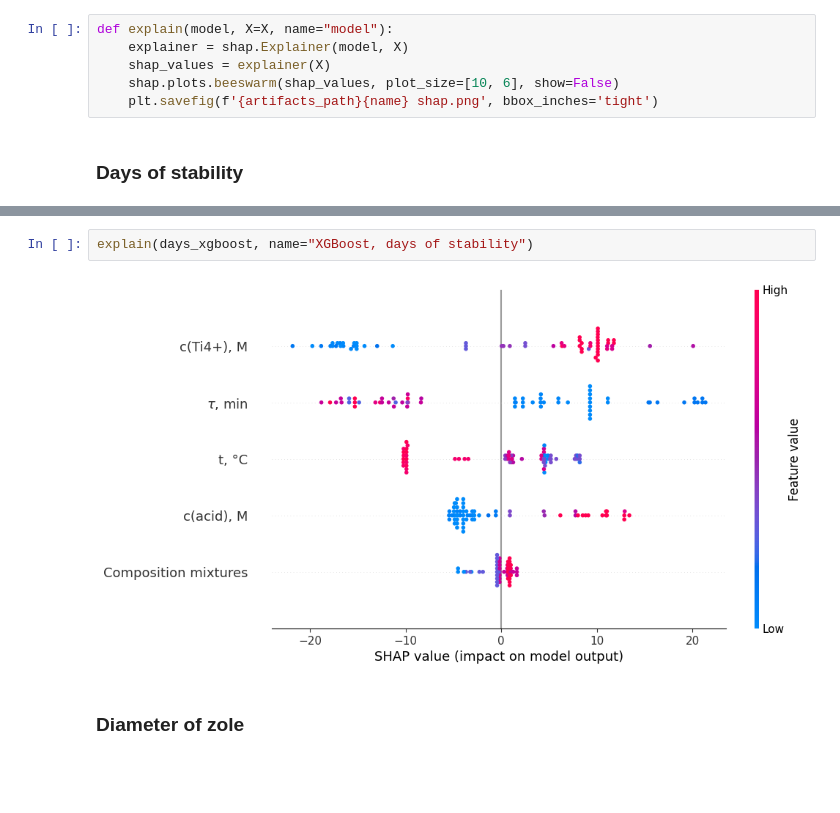
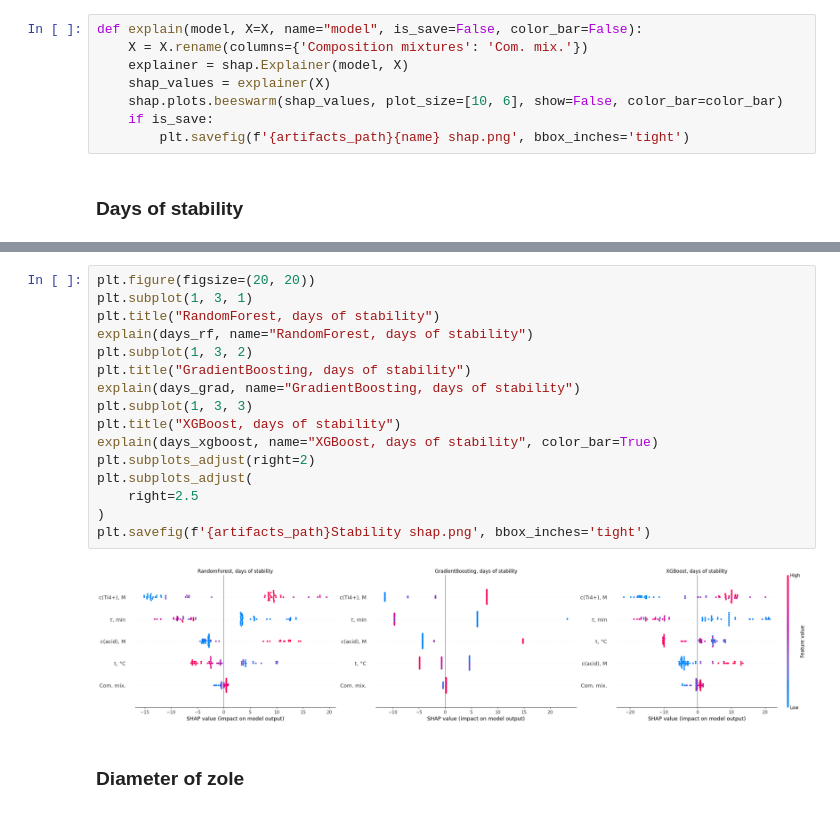
Before and after one commit to Kumokage/ChemML, a Jupyter notebook: notebooks/titane_sole/titane_sole-third.ipynb, the cells around one changed output, grey strips where cells are left out. Drawn from its saved outputs; the diff is of its cells as text; blank space fills up the shorter version.

```diff
--- a/notebooks/titane_sole/titane_sole-third.ipynb
+++ b/notebooks/titane_sole/titane_sole-third.ipynb
@@ -396,10 +404,12 @@ Feature ranking:
 # %% [markdown]
 ## Shap
 # %%
-def explain(model, X=X, name="model"):
+def explain(model, X=X, name="model", is_save=False, color_bar=False):
+    X = X.rename(columns={'Composition mixtures': 'Com. mix.'})
     explainer = shap.Explainer(model, X)
     shap_values = explainer(X)
-    shap.plots.beeswarm(shap_values, plot_size=[10, 6], show=False)
-    plt.savefig(f'{artifacts_path}{name} shap.png', bbox_inches='tight')
+    shap.plots.beeswarm(shap_values, plot_size=[10, 6], show=False, color_bar=color_bar)
+    if is_save:
+        plt.savefig(f'{artifacts_path}{name} shap.png', bbox_inches='tight')
 # %% [markdown]
 ### Days of stability
@@ -414,6 +416,20 @@ explain(days_grad, name="GradientBoosting, days of stability")
-# %%
-explain(days_xgboost, name="XGBoost, days of stability")
-# %% [output]
-[figure, removed]
+# %%
+plt.figure(figsize=(20, 20))
+plt.subplot(1, 3, 1)
+plt.title("RandomForest, days of stability")
+explain(days_rf, name="RandomForest, days of stability")
+plt.subplot(1, 3, 2)
+plt.title("GradientBoosting, days of stability")
+explain(days_grad, name="GradientBoosting, days of stability")
+plt.subplot(1, 3, 3)
+plt.title("XGBoost, days of stability")
+explain(days_xgboost, name="XGBoost, days of stability", color_bar=True)
+plt.subplots_adjust(right=2)
+plt.subplots_adjust(
+    right=2.5
+)
+plt.savefig(f'{artifacts_path}Stability shap.png', bbox_inches='tight')
+# %% [output]
+[figure, added]
 # %% [markdown]
 ### Diameter of zole
```
Also changed, not shown: parts of 11 cells of this notebook, 34 other files.
